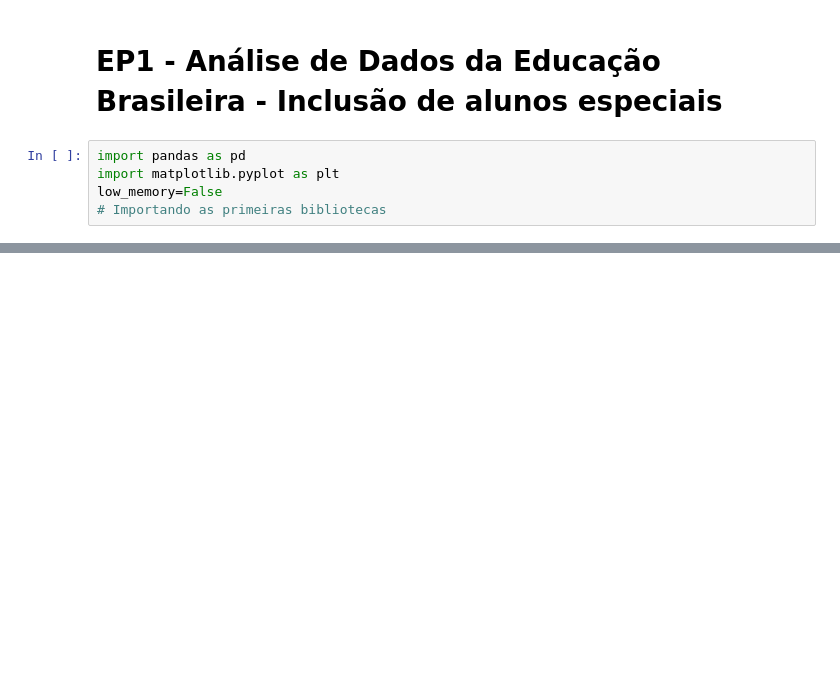
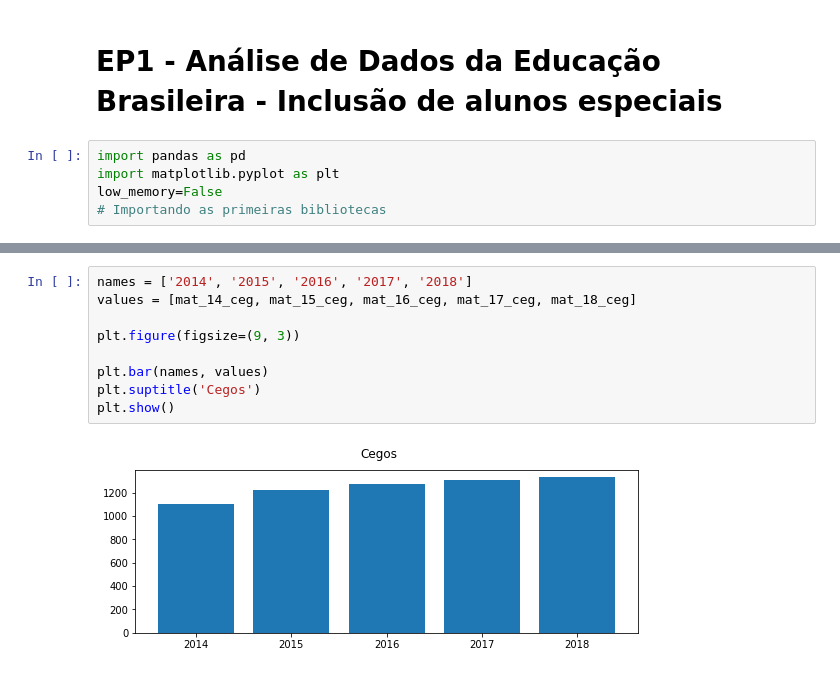
Before and after one commit to JDanrley/Microdados-INEP-Alunos-Especiais, a Jupyter notebook: Notebook_EP1.ipynb, the cells around one changed output, grey strips where cells are left out. Cells and saved outputs as stored; diff of their text form; blank space fills up the shorter version.

```diff
--- a/Notebook_EP1.ipynb
+++ b/Notebook_EP1.ipynb
@@ -13,0 +114,11 @@ mat_srd.head(2)
+# %%
+names = ['2014', '2015', '2016', '2017', '2018']
+values = [mat_14_ceg, mat_15_ceg, mat_16_ceg, mat_17_ceg, mat_18_ceg]
+
+plt.figure(figsize=(9, 3))
+
+plt.bar(names, values)
+plt.suptitle('Cegos')
+plt.show()
+# %% [output]
+[figure, added]
```
Also changed, not shown: parts of 18 cells of this notebook.
